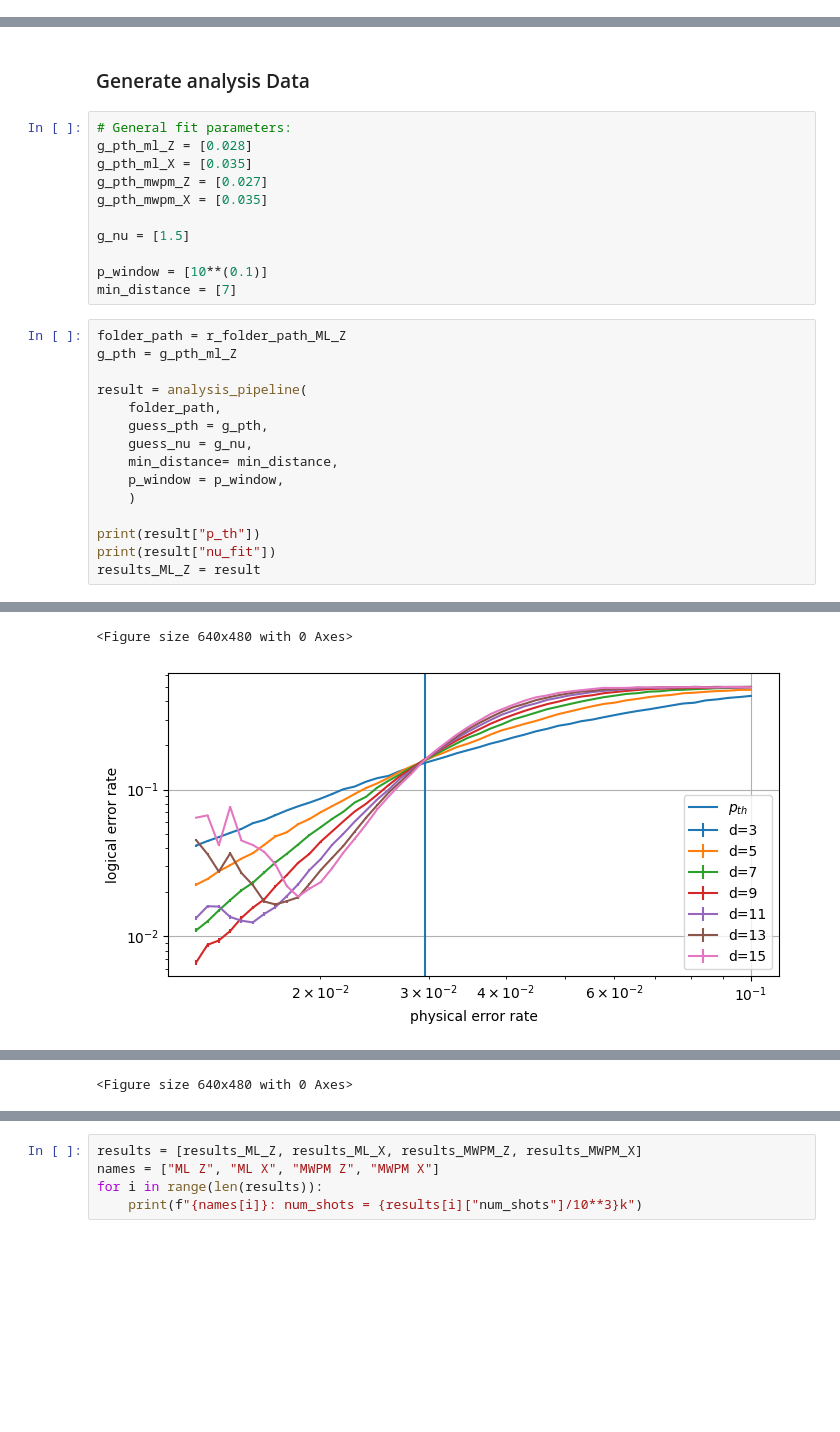
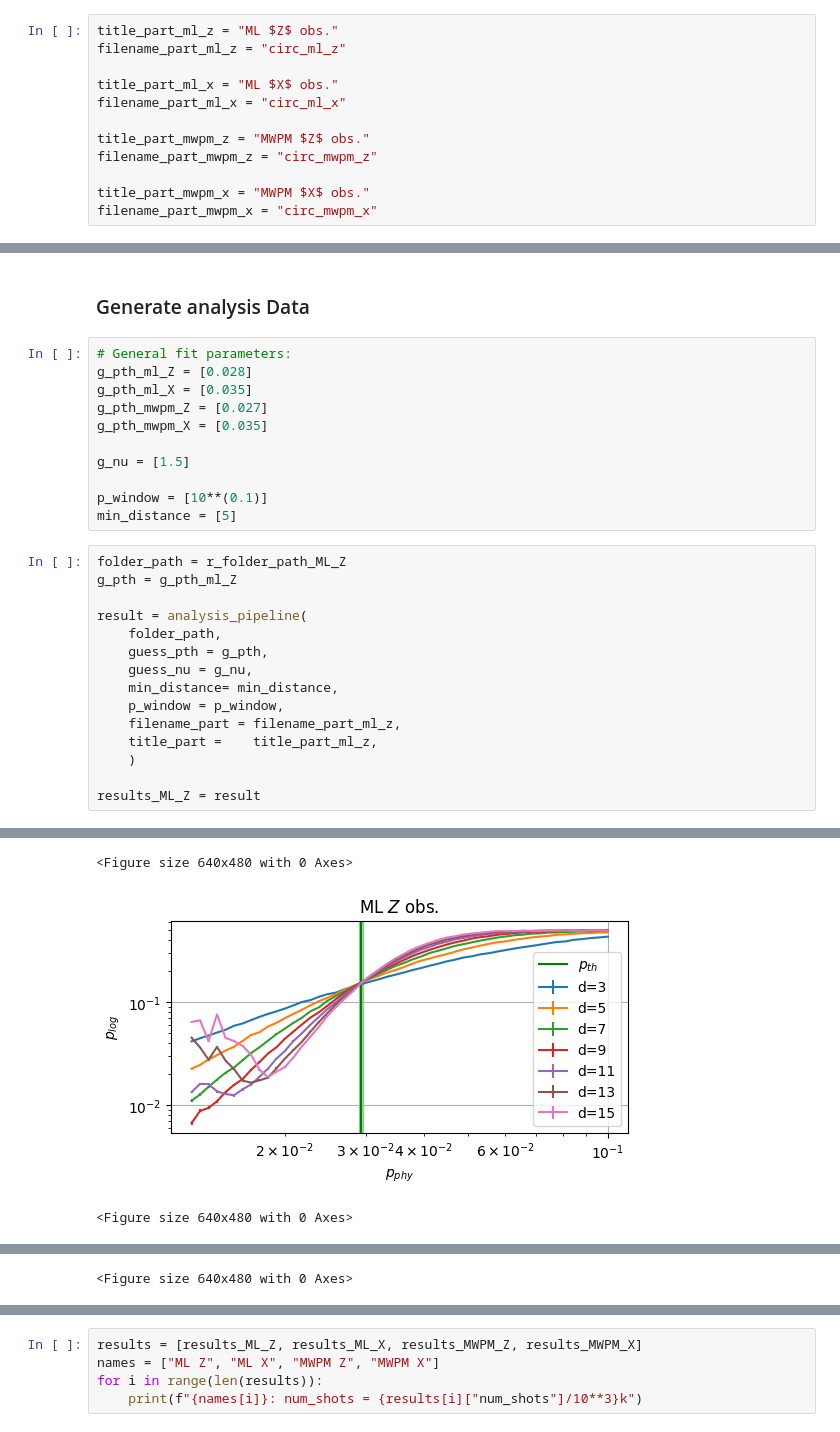
Before and after one commit to leonardlux/MasterArbeit, a Jupyter notebook: code/result_circ_noise.ipynb, the cells around one changed output, grey strips where cells are left out. Cells and saved outputs as stored; diff of their text form; blank space fills up the shorter version.

```diff
--- a/code/result_circ_noise.ipynb
+++ b/code/result_circ_noise.ipynb
@@ -257,0 +209,12 @@ def analysis_pipeline(
+# %%
+title_part_ml_z = "ML $Z$ obs."
+filename_part_ml_z = "circ_ml_z"
+
+title_part_ml_x = "ML $X$ obs."
+filename_part_ml_x = "circ_ml_x"
+
+title_part_mwpm_z = "MWPM $Z$ obs."
+filename_part_mwpm_z = "circ_mwpm_z"
+
+title_part_mwpm_x = "MWPM $X$ obs."
+filename_part_mwpm_x = "circ_mwpm_x"
@@ -267,7 +331,7 @@ g_pth_mwpm_X = [0.035]
 g_nu = [1.5]
 
 p_window = [10**(0.1)]
-min_distance = [7]
+min_distance = [5]
 # %%
 folder_path = r_folder_path_ML_Z
 g_pth = g_pth_ml_Z
@@ -278,9 +342,9 @@ result = analysis_pipeline(
     guess_nu = g_nu,
     min_distance= min_distance,
     p_window = p_window,
+    filename_part = filename_part_ml_z,
+    title_part =    title_part_ml_z,
     )
 
-print(result["p_th"])
-print(result["nu_fit"])
 results_ML_Z = result
 # %% [output]
@@ -299,2 +365,3 @@ results_ML_Z = result
 <Figure size 640x480 with 0 Axes>
-[figure, old version]
+[figure, new version]
+<Figure size 640x480 with 0 Axes>
@@ -302 +369 @@ results_ML_Z = result
-<Figure size 640x480 with 0 Axes>
+<Figure size 640x480 with 0 Axes>
```
Also changed, not shown: parts of 8 cells of this notebook, 5 other files.
